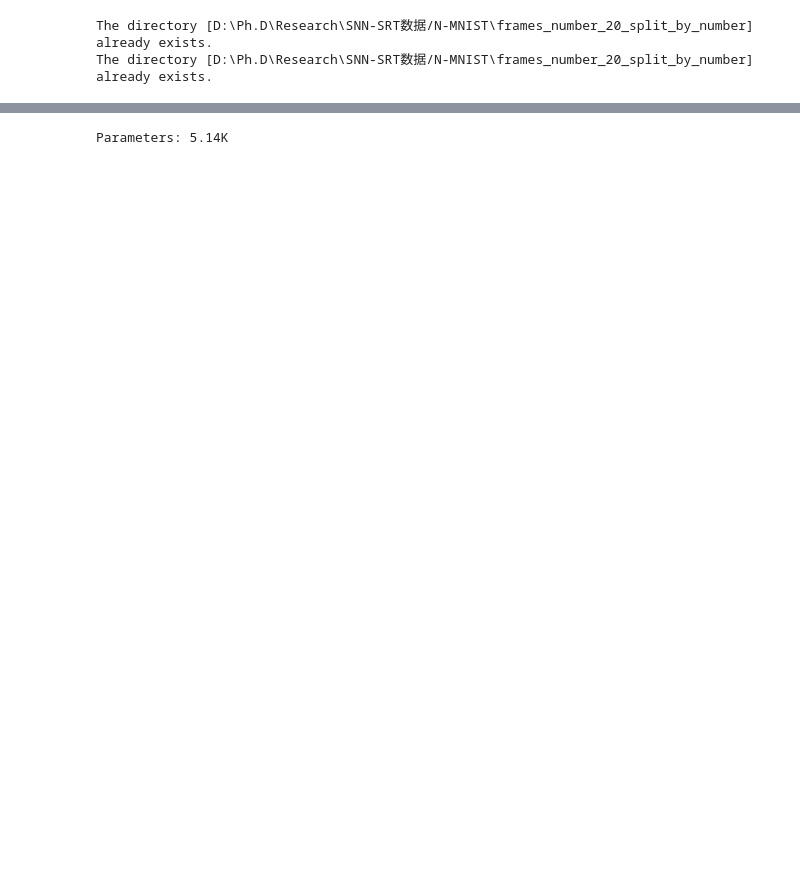
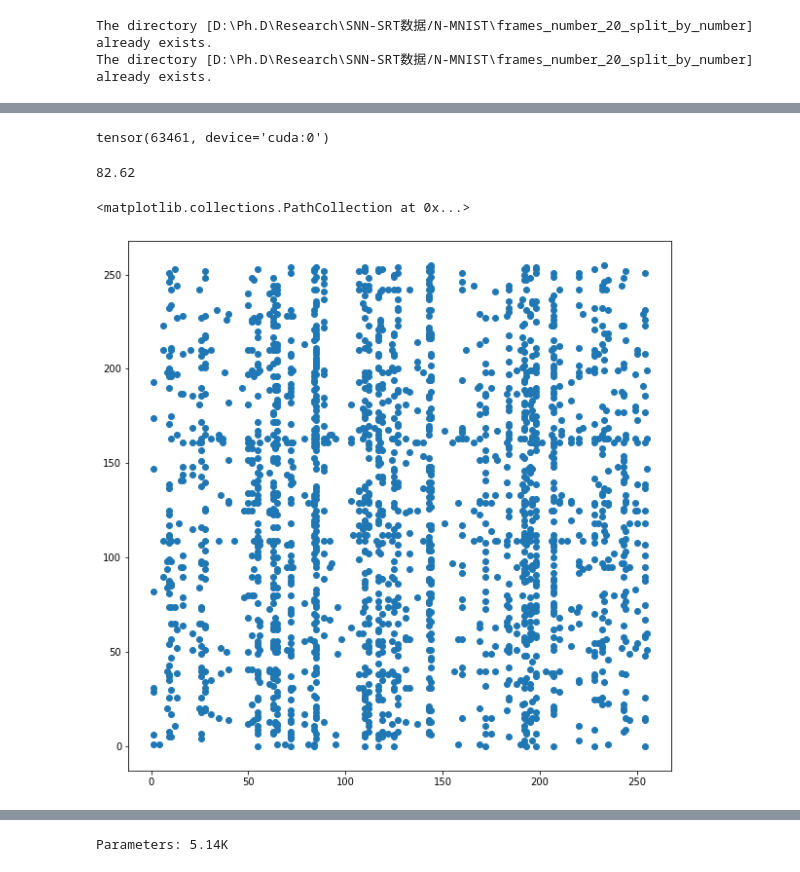
Before and after one commit to HuangHaoyu1997/Reservoir-Computing, a Jupyter notebook: new_RC.ipynb, the cells around one changed output, grey strips where cells are left out. Cells and saved outputs as stored; diff of their text form; code cells hidden in the pictures; blank space fills up the shorter version.

```diff
--- a/new_RC.ipynb
+++ b/new_RC.ipynb
@@ -179,0 +236,19 @@ epoch: 11 Loss: 0.6030929684638977. Tr Acc: 82.27166666666666. Ts Acc: 83.28. Ti
+# %%
+# 1-(model.A.weight.abs()<8.5e-3).sum()/65536
+(model.A.weight==0).sum()
+# %% [output]
+tensor(63461, device='cuda:0')
+# %%
+with torch.no_grad():
+    baseline = 1e-2
+    model.A.weight[model.A.weight<=1e-2]=0
+    model.A.weight[model.A.weight>1e-2]=1.
+    print(test(model, test_loader))
+# %% [output]
+82.62
+# %%
+plt.figure(figsize=(10,10))
+plt.scatter(x,y)
+# %% [output]
+<matplotlib.collections.PathCollection at 0x...>
+[figure, added]
```
Also changed, not shown: parts of 12 cells of this notebook, 3 other files.
